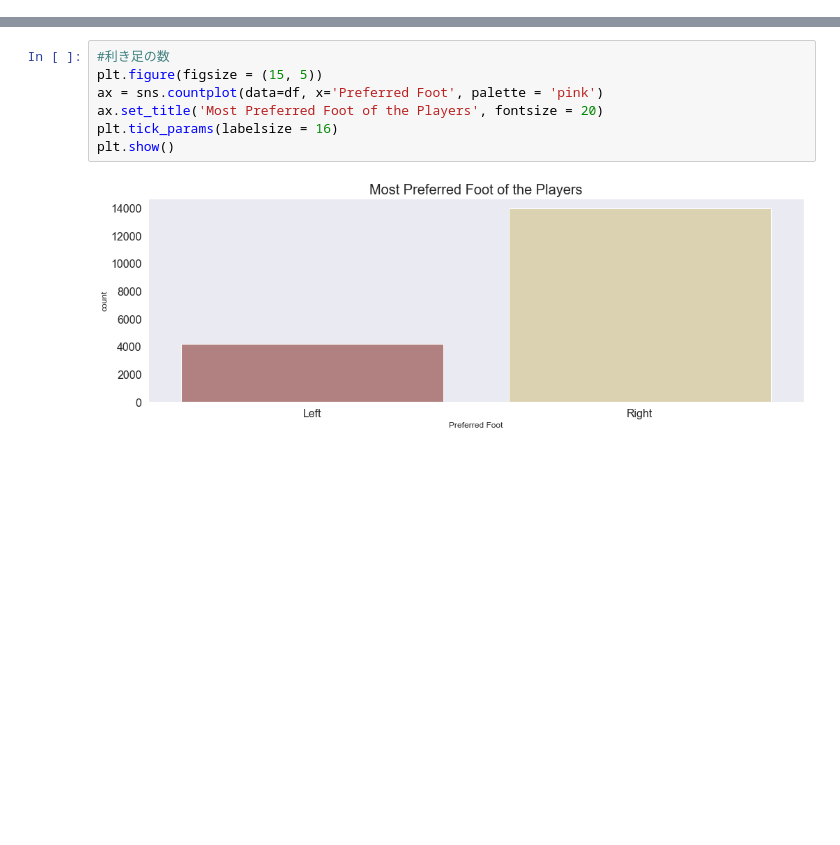
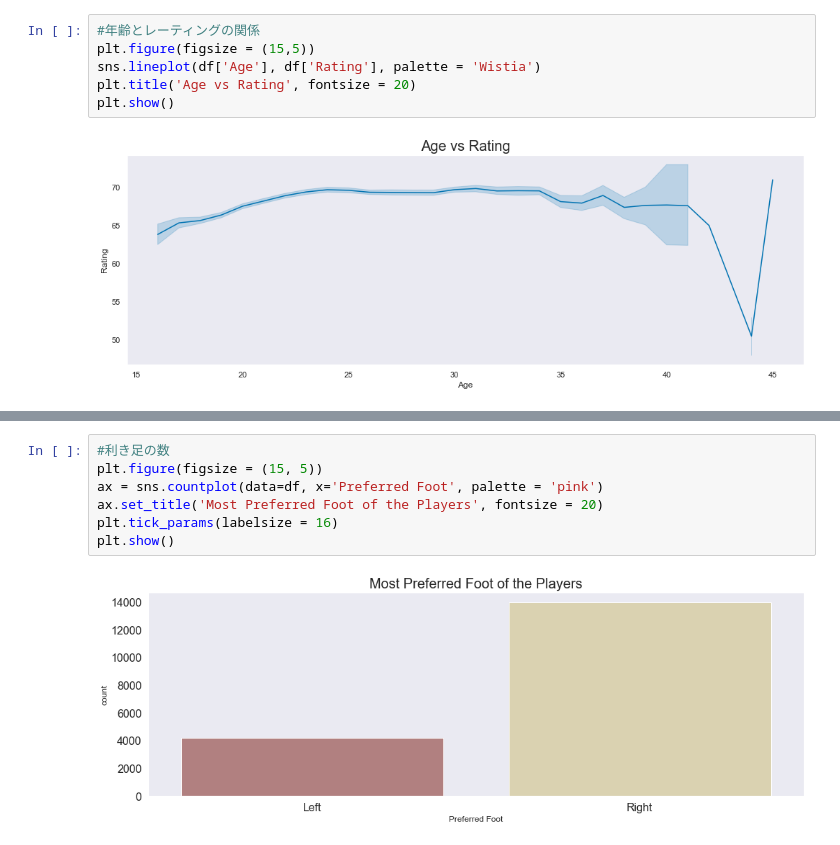
Before and after one commit to tsuchida5030/techgym_ai, a Jupyter notebook: Chapter_1/AI_running_1.ipynb, the cells around one changed output, grey strips where cells are left out. Saved outputs shown, nothing was run; the diff lists cells and outputs as text; blank space fills up the shorter version.

```diff
--- a/Chapter_1/AI_running_1.ipynb
+++ b/Chapter_1/AI_running_1.ipynb
@@ -38,0 +62,8 @@ FIFA_data_pre.csv EXIST.
+# %%
+#年齢とレーティングの関係
+plt.figure(figsize = (15,5))
+sns.lineplot(df['Age'], df['Rating'], palette = 'Wistia')
+plt.title('Age vs Rating', fontsize = 20)
+plt.show()
+# %% [output]
+[figure, added]
```
Also changed, not shown: parts of 5 cells of this notebook, 10 other files.
